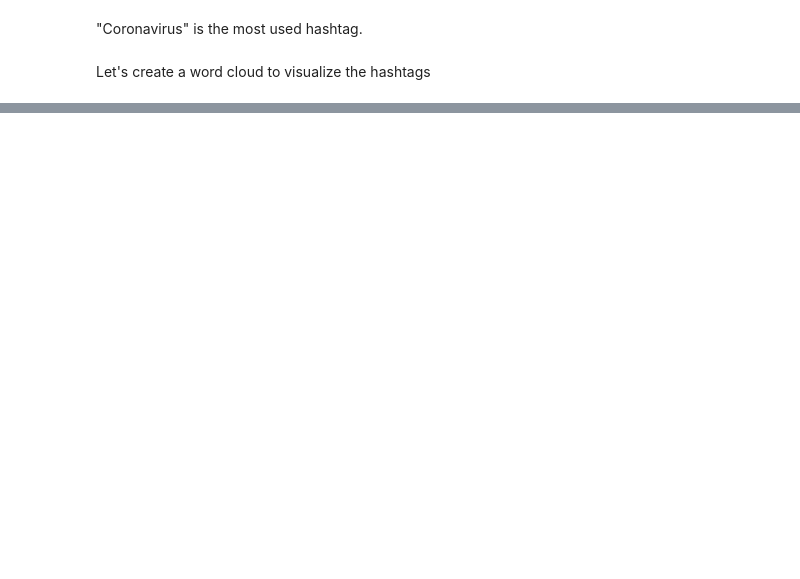
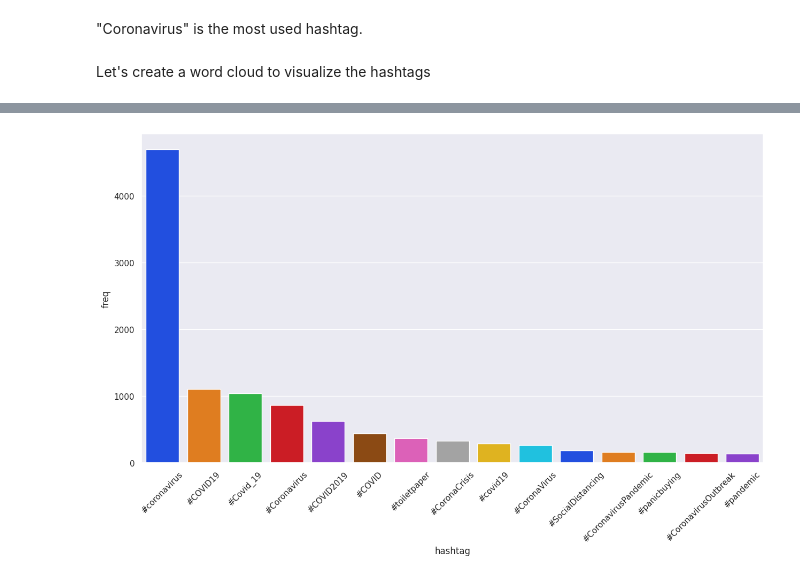
Before and after one commit to harsh15998/classification, a Jupyter notebook: Welcome_To_Colaboratory.ipynb, the cells around one changed output, grey strips where cells are left out. Saved outputs shown, nothing was run; the diff lists cells and outputs as text; code cells hidden in the pictures; blank space fills up the shorter version.

```diff
--- a/Welcome_To_Colaboratory.ipynb
+++ b/Welcome_To_Colaboratory.ipynb
@@ -428,0 +457,5 @@ df.head()
+# %%
+#Calling hashtag_freq_graph on negative tweet dataframe
+hashtag_freq_graph(Negative_tweet)
+# %% [output]
+[figure, added]
```
Also changed, not shown: parts of 83 cells of this notebook.
